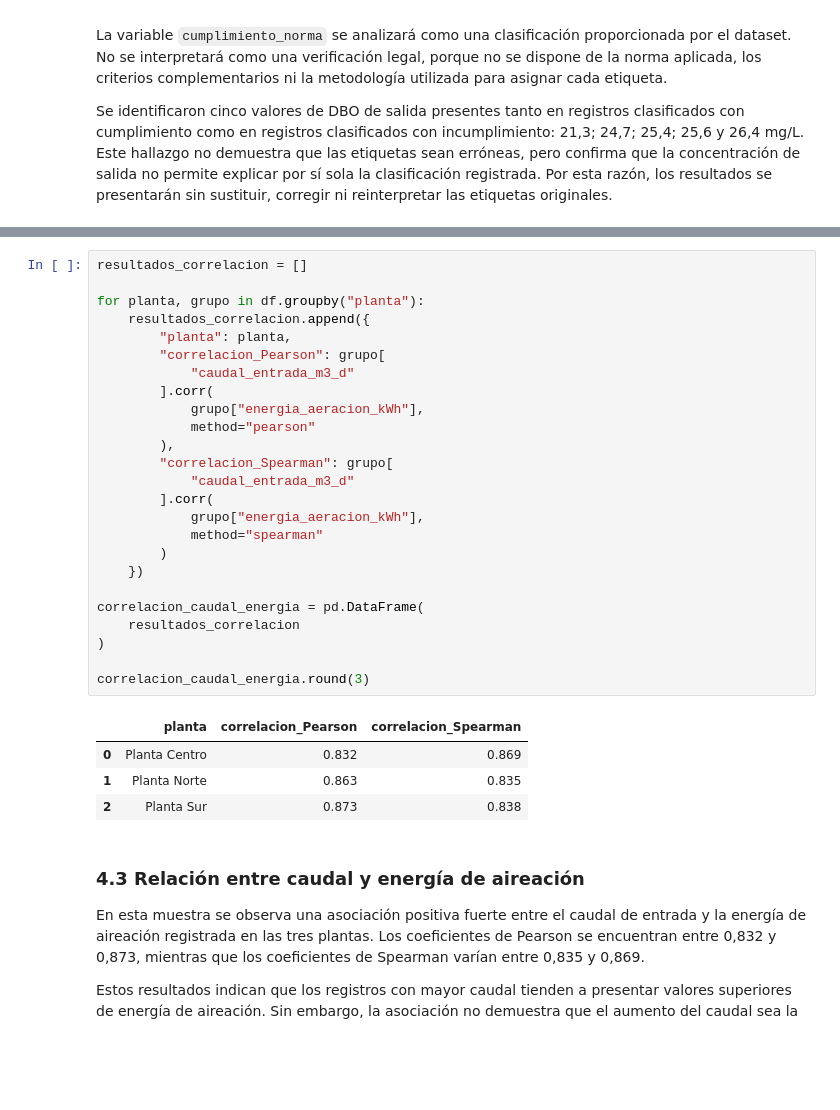
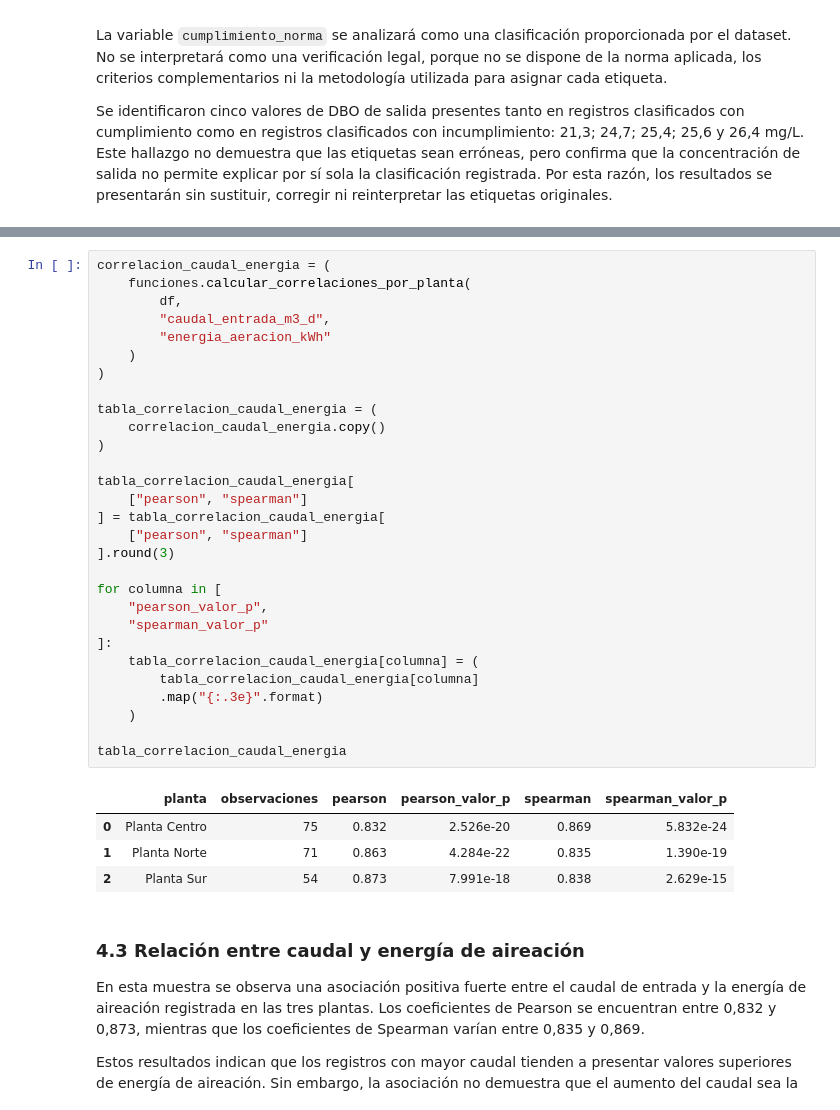
Before and after one commit to Fabyarrue/ciencia-datos-unidad-3-aqualimpia, a Jupyter notebook: analisis_aqualimpia.ipynb, the cells around one changed output, grey strips where cells are left out. Drawn from its saved outputs; the diff is of its cells as text; blank space fills up the shorter version.

```diff
--- a/analisis_aqualimpia.ipynb
+++ b/analisis_aqualimpia.ipynb
@@ -585,35 +568,39 @@ fig_caudal_energia.update_layout(
 
 fig_caudal_energia.show()
 # %%
-resultados_correlacion = []
-
-for planta, grupo in df.groupby("planta"):
-    resultados_correlacion.append({
-        "planta": planta,
-        "correlacion_Pearson": grupo[
-            "caudal_entrada_m3_d"
-        ].corr(
-            grupo["energia_aeracion_kWh"],
-            method="pearson"
-        ),
-        "correlacion_Spearman": grupo[
-            "caudal_entrada_m3_d"
-        ].corr(
-            grupo["energia_aeracion_kWh"],
-            method="spearman"
-        )
-    })
-
-correlacion_caudal_energia = pd.DataFrame(
-    resultados_correlacion
+correlacion_caudal_energia = (
+    funciones.calcular_correlaciones_por_planta(
+        df,
+        "caudal_entrada_m3_d",
+        "energia_aeracion_kWh"
+    )
 )
 
-correlacion_caudal_energia.round(3)
+tabla_correlacion_caudal_energia = (
+    correlacion_caudal_energia.copy()
+)
+
+tabla_correlacion_caudal_energia[
+    ["pearson", "spearman"]
+] = tabla_correlacion_caudal_energia[
+    ["pearson", "spearman"]
+].round(3)
+
+for columna in [
+    "pearson_valor_p",
+    "spearman_valor_p"
+]:
+    tabla_correlacion_caudal_energia[columna] = (
+        tabla_correlacion_caudal_energia[columna]
+        .map("{:.3e}".format)
+    )
+
+tabla_correlacion_caudal_energia
 # %% [output]
-|  | planta | correlacion_Pearson | correlacion_Spearman |
-| 0 | Planta Centro | 0.832 | 0.869 |
-| 1 | Planta Norte | 0.863 | 0.835 |
-| 2 | Planta Sur | 0.873 | 0.838 |
+|  | planta | observaciones | pearson | pearson_valor_p | spearman | spearman_valor_p |
+| 0 | Planta Centro | 75 | 0.832 | 2.526e-20 | 0.869 | 5.832e-24 |
+| 1 | Planta Norte | 71 | 0.863 | 4.284e-22 | 0.835 | 1.390e-19 |
+| 2 | Planta Sur | 54 | 0.873 | 7.991e-18 | 0.838 | 2.629e-15 |
 # %% [markdown]
 ### 4.3 Relación entre caudal y energía de aireación
 
```
Also changed, not shown: parts of 21 cells of this notebook, 8 other files.
